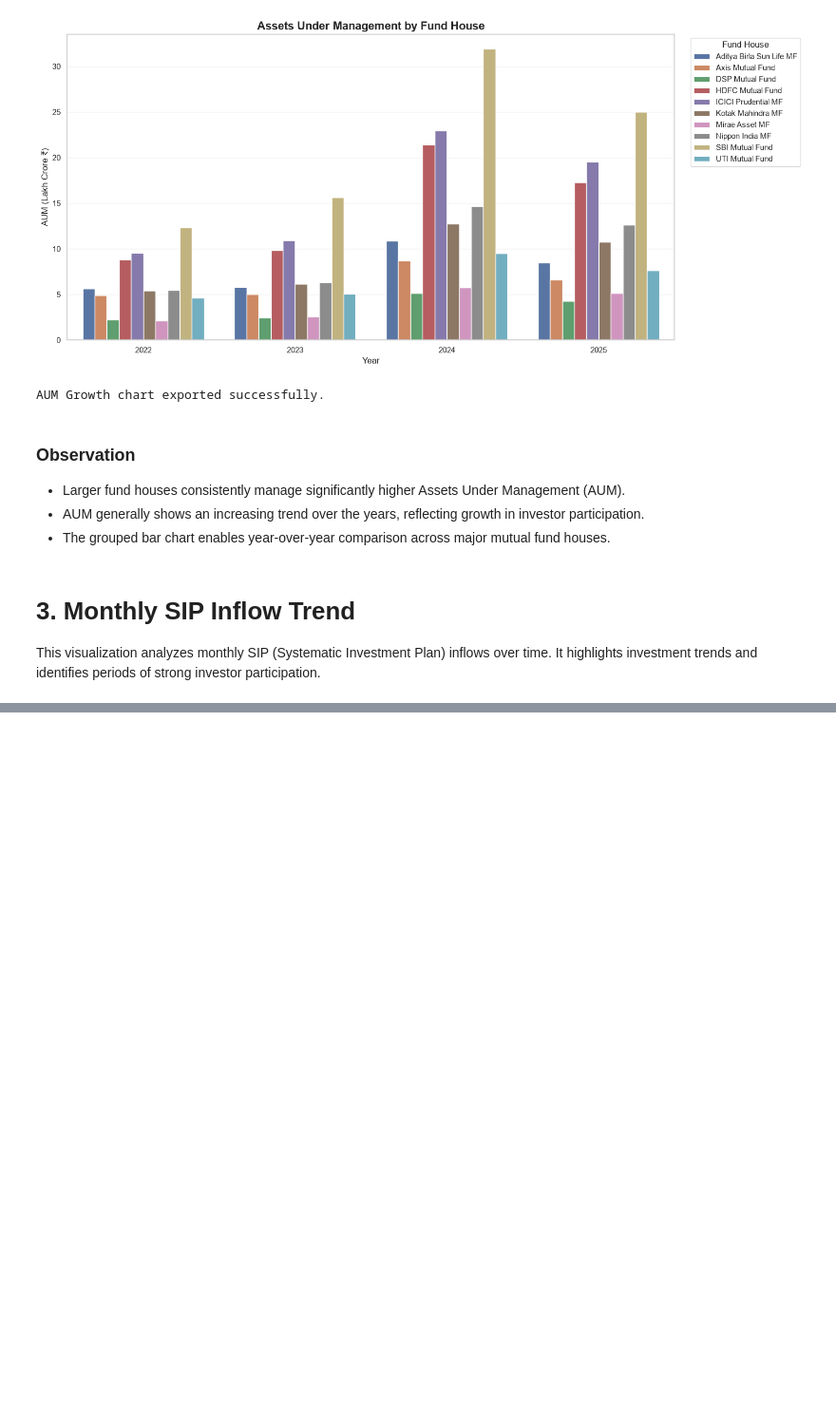
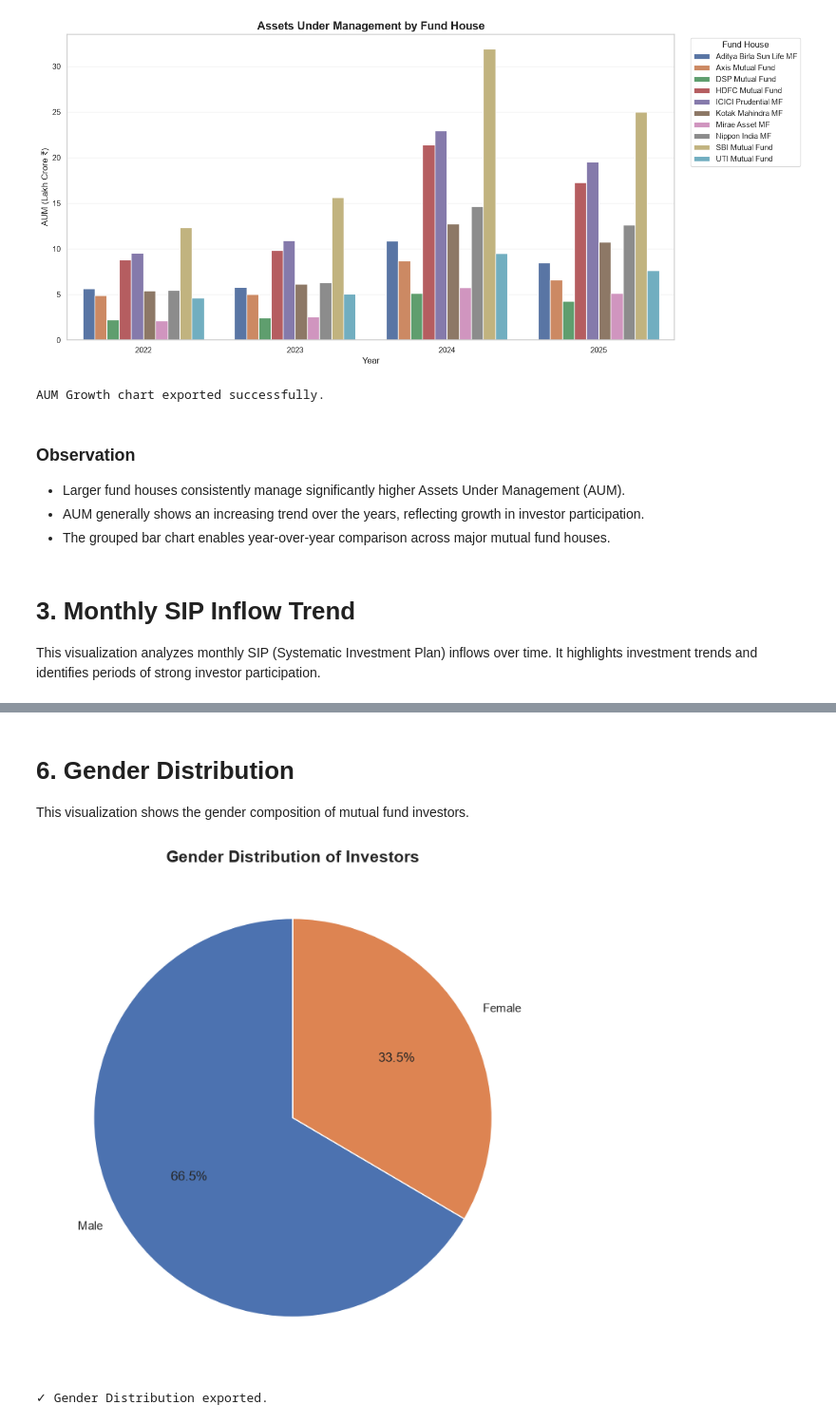
Before and after one commit to KhushalVardhanNeeli/MutualFundAnalytics, a Jupyter notebook: notebooks/EDA_Analysis.ipynb, the cells around one changed output, grey strips where cells are left out. Shown at 95% size. Saved outputs shown, nothing was run; the diff lists cells and outputs as text; code cells hidden in the pictures; blank space fills up the shorter version.

```diff
--- a/notebooks/EDA_Analysis.ipynb
+++ b/notebooks/EDA_Analysis.ipynb
@@ -365,0 +506,40 @@ TypeError: Type is not JSON serializable: Timestamp
+# %% [markdown]
+# 6. Gender Distribution
+
+This visualization shows the gender composition of mutual fund investors.
+# %%
+# ============================================================
+# Gender Distribution
+# ============================================================
+
+gender_counts = fact_transactions["gender"].value_counts()
+
+plt.figure(figsize=(7,7))
+
+plt.pie(
+    gender_counts,
+    labels=gender_counts.index,
+    autopct="%1.1f%%",
+    startangle=90,
+    wedgeprops={"edgecolor":"white"}
+)
+
+plt.title(
+    "Gender Distribution of Investors",
+    fontsize=15,
+    fontweight="bold"
+)
+
+plt.tight_layout()
+
+plt.savefig(
+    "../charts/gender_distribution.png",
+    dpi=300
+)
+
+plt.show()
+
+print("✓ Gender Distribution exported.")
+# %% [output]
+[figure, added]
+✓ Gender Distribution exported.
```
Also changed, not shown: parts of 38 cells of this notebook, 47 other files.
